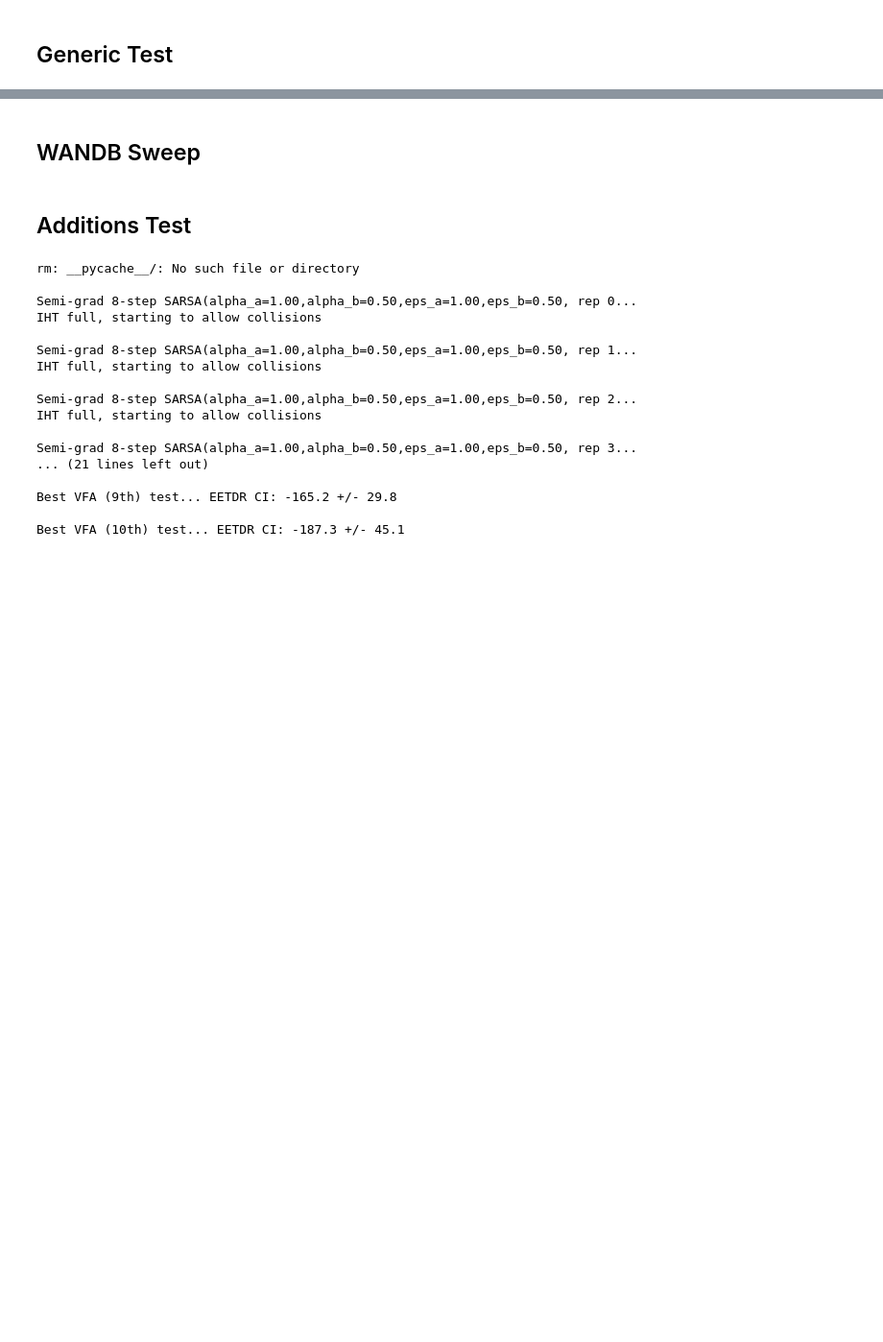
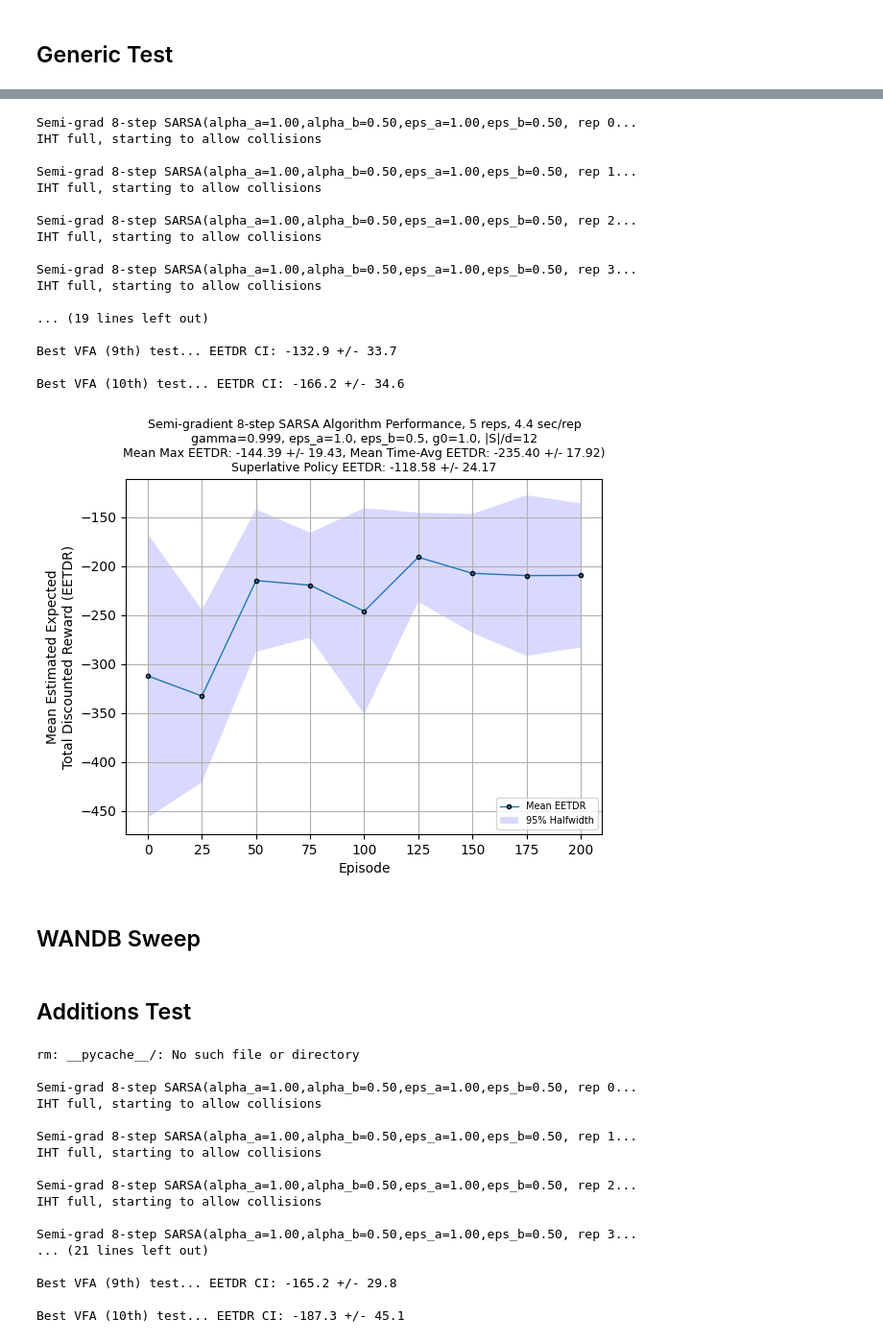
Before and after one commit to bhosley/Schoolwork, a Jupyter notebook: 2024Q2 - Reinforcement Learning/Project/src/project.ipynb, the cells around one changed output, grey strips where cells are left out. Shown at 96% size. Cells and saved outputs as stored; diff of their text form; code cells hidden in the pictures; blank space fills up the shorter version.

```diff
--- a/2024Q2 - Reinforcement Learning/Project/src/project.ipynb
+++ b/2024Q2 - Reinforcement Learning/Project/src/project.ipynb
@@ -13,3 +33,30 @@ lam_sarsa.display_best_policy()
+# %%
+from SemiGradSARSA import SemiGradSARSA
+import gymnasium as gym
+
+env = gym.make('LunarLander-v2')
+sg_sarsa = SemiGradSARSA(env, n=8)
+sg_sarsa.train(num_replications=5, num_episodes=200)
+sg_sarsa.show_results()
+# %% [output]
+Semi-grad 8-step SARSA(alpha_a=1.00,alpha_b=0.50,eps_a=1.00,eps_b=0.50, rep 0...
+IHT full, starting to allow collisions
+
+Semi-grad 8-step SARSA(alpha_a=1.00,alpha_b=0.50,eps_a=1.00,eps_b=0.50, rep 1...
+IHT full, starting to allow collisions
+
+Semi-grad 8-step SARSA(alpha_a=1.00,alpha_b=0.50,eps_a=1.00,eps_b=0.50, rep 2...
+IHT full, starting to allow collisions
+
+Semi-grad 8-step SARSA(alpha_a=1.00,alpha_b=0.50,eps_a=1.00,eps_b=0.50, rep 3...
+IHT full, starting to allow collisions
+
+... (19 lines left out)
+
+Best VFA (9th) test... EETDR CI: -132.9 +/- 33.7
+
+Best VFA (10th) test... EETDR CI: -166.2 +/- 34.6
+[figure, added]
 # %% [markdown]
 ## WANDB Sweep
 # %%
```
Also changed, not shown: parts of 3 cells of this notebook, 3 other files.
